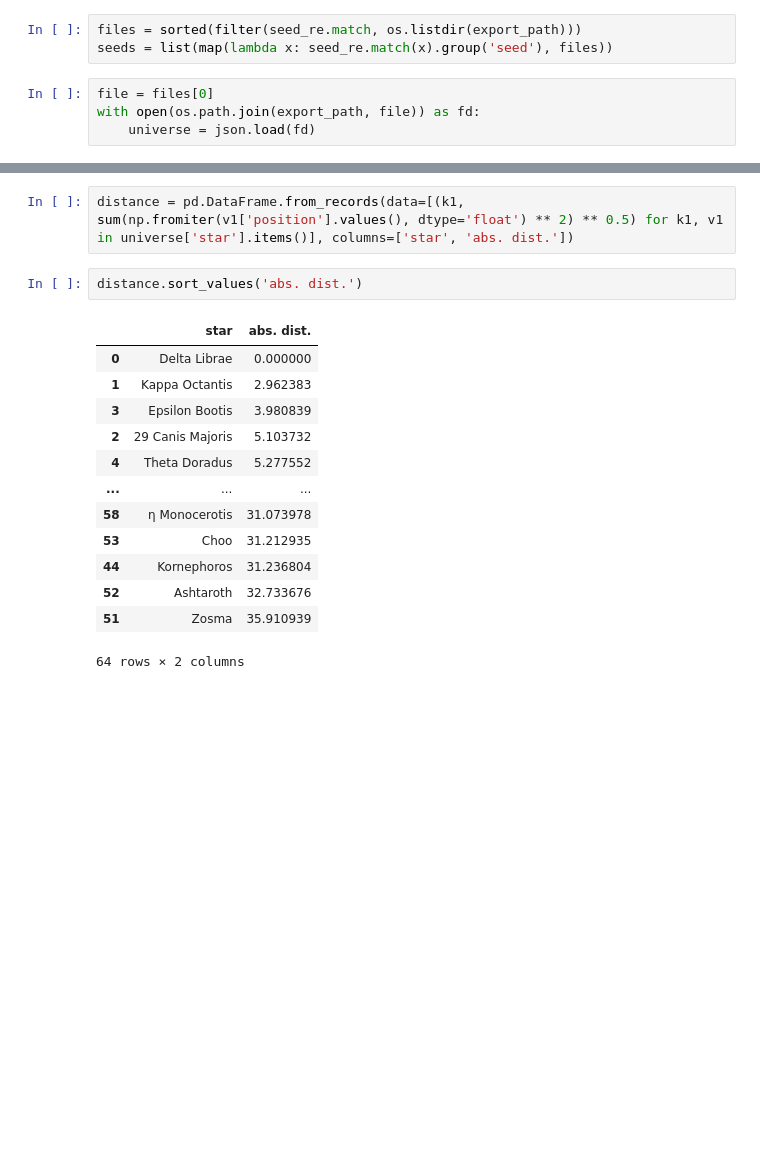
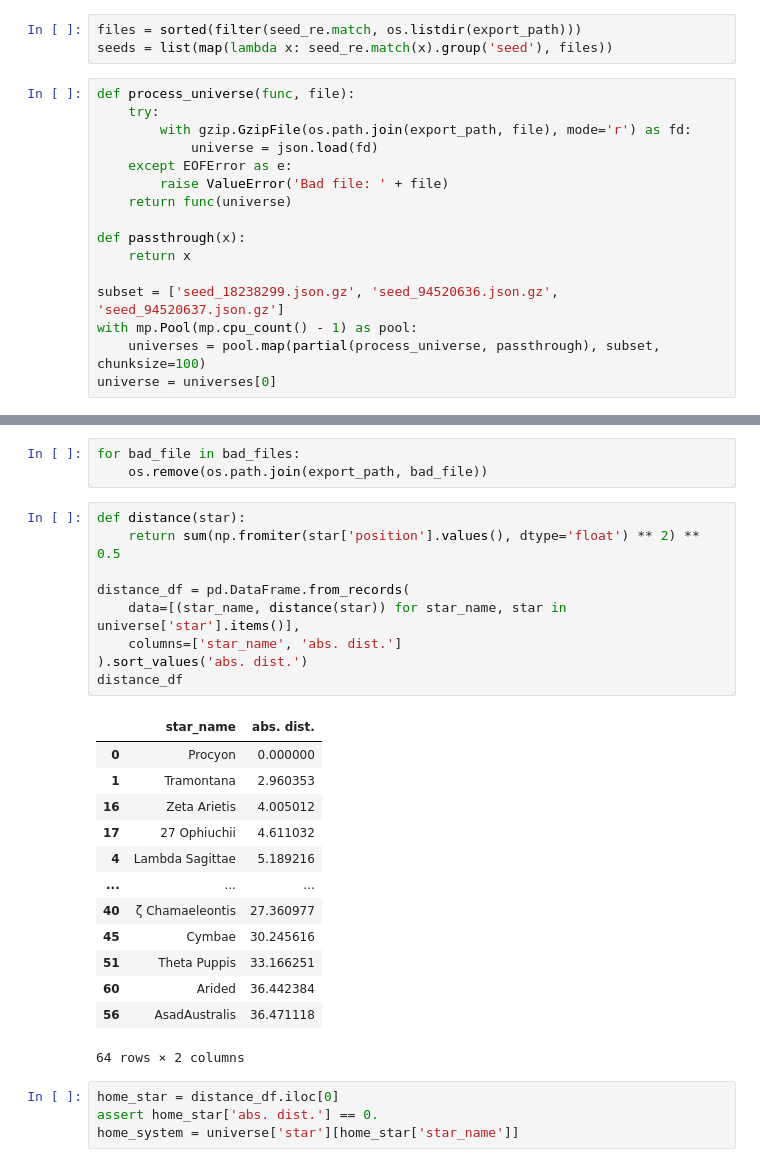
Before and after one commit to drakesiard/dsp-seed-export-parser, a Jupyter notebook: scanner.ipynb, the cells around one changed output, grey strips where cells are left out. Saved outputs shown, nothing was run; the diff lists cells and outputs as text; blank space fills up the shorter version.

Commit message:
Extract system information

```diff
--- a/scanner.ipynb
+++ b/scanner.ipynb
@@ -12,6 +44,18 @@ seed_re = re.compile(r'seed_(?P<seed>\d{8}).json')
 files = sorted(filter(seed_re.match, os.listdir(export_path)))
 seeds = list(map(lambda x: seed_re.match(x).group('seed'), files))
 # %%
-file = files[0]
-with open(os.path.join(export_path, file)) as fd:
-    universe = json.load(fd)
+def process_universe(func, file):
+    try:
+        with gzip.GzipFile(os.path.join(export_path, file), mode='r') as fd:
+            universe = json.load(fd)
+    except EOFError as e:
+        raise ValueError('Bad file: ' + file)
+    return func(universe)
+
+def passthrough(x):
+    return x
+
+subset = ['seed_18238299.json.gz', 'seed_94520636.json.gz', 'seed_94520637.json.gz']
+with mp.Pool(mp.cpu_count() - 1) as pool:
+    universes = pool.map(partial(process_universe, passthrough), subset, chunksize=100)
+universe = universes[0]
@@ -18,18 +74,30 @@ with open(os.path.join(export_path, file)) as fd:
+# %%
+for bad_file in bad_files:
+    os.remove(os.path.join(export_path, bad_file))
 # %%
-distance = pd.DataFrame.from_records(data=[(k1, sum(np.fromiter(v1['position'].values(), dtype='float') ** 2) ** 0.5) for k1, v1 in universe['star'].items()], columns=['star', 'abs. dist.'])
+def distance(star):
+    return sum(np.fromiter(star['position'].values(), dtype='float') ** 2) ** 0.5
+
+distance_df = pd.DataFrame.from_records(
+    data=[(star_name, distance(star)) for star_name, star in universe['star'].items()],
+    columns=['star_name', 'abs. dist.']
+).sort_values('abs. dist.')
+distance_df
+# %% [output]
+|  | star_name | abs. dist. |
+| 0 | Procyon | 0.000000 |
+| 1 | Tramontana | 2.960353 |
+| 16 | Zeta Arietis | 4.005012 |
+| 17 | 27 Ophiuchii | 4.611032 |
+| 4 | Lambda Sagittae | 5.189216 |
+| ... | ... | ... |
+| 40 | ζ Chamaeleontis | 27.360977 |
+| 45 | Cymbae | 30.245616 |
+| 51 | Theta Puppis | 33.166251 |
+| 60 | Arided | 36.442384 |
+| 56 | AsadAustralis | 36.471118 |
+64 rows × 2 columns
 # %%
-distance.sort_values('abs. dist.')
+home_star = distance_df.iloc[0]
+assert home_star['abs. dist.'] == 0.
+home_system = universe['star'][home_star['star_name']]
-# %% [output]
-|  | star | abs. dist. |
-| 0 | Delta Librae | 0.000000 |
-| 1 | Kappa Octantis | 2.962383 |
-| 3 | Epsilon Bootis | 3.980839 |
-| 2 | 29 Canis Majoris | 5.103732 |
-| 4 | Theta Doradus | 5.277552 |
-| ... | ... | ... |
-| 58 | η Monocerotis | 31.073978 |
-| 53 | Choo | 31.212935 |
-| 44 | Kornephoros | 31.236804 |
-| 52 | Ashtaroth | 32.733676 |
-| 51 | Zosma | 35.910939 |
-64 rows × 2 columns
```
Also changed, not shown: parts of 8 cells of this notebook.
